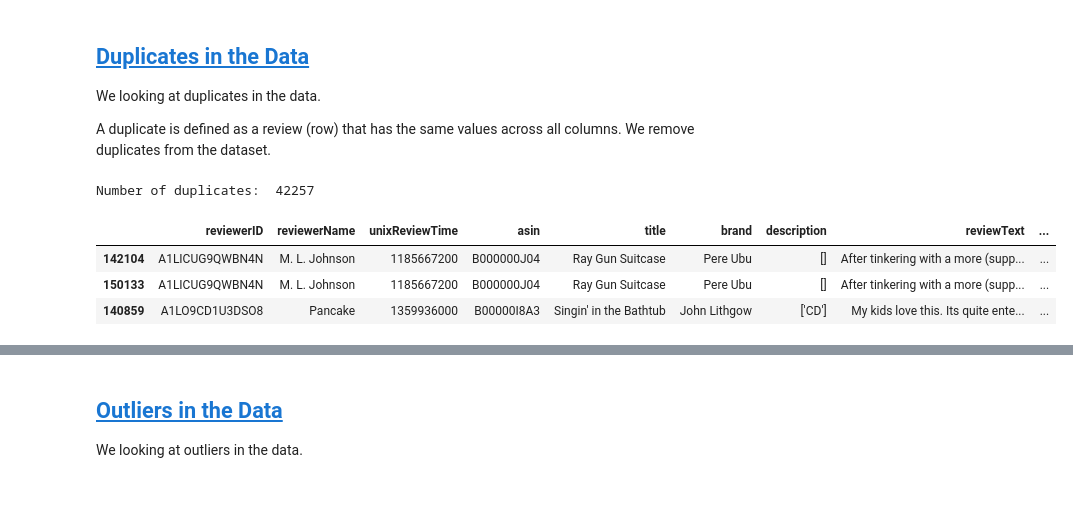
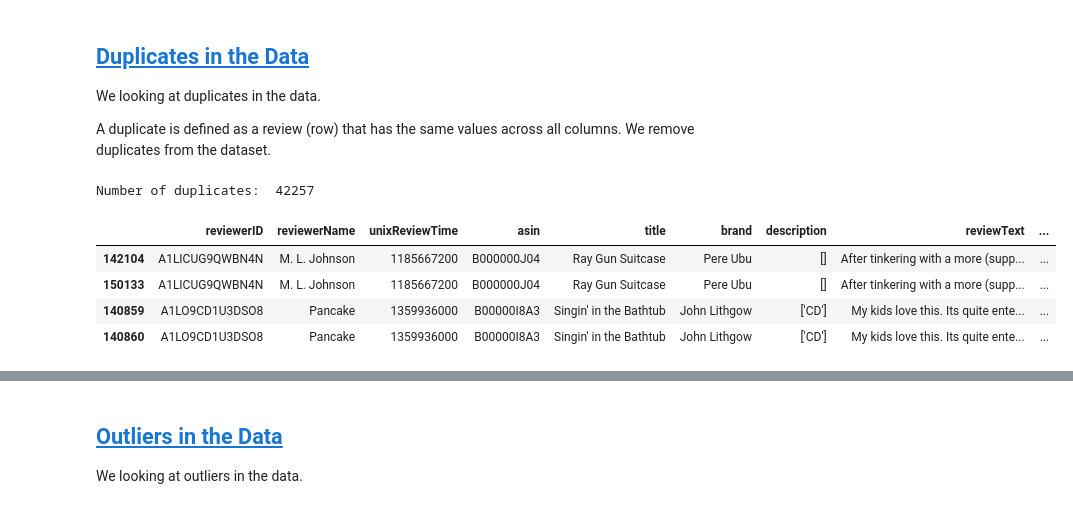
Before and after one commit to pavsingh7/Masters-Dissertation, a Jupyter notebook: Code/data_clean.ipynb, the cells around one changed output, grey strips where cells are left out. Cells and saved outputs as stored; diff of their text form; code cells hidden in the pictures.

```diff
--- a/Code/data_clean.ipynb
+++ b/Code/data_clean.ipynb
@@ -244,15 +240,16 @@ A duplicate is defined as a review (row) that has the same values across all col
 # %%
 # see if any duplicates
 print("Number of duplicates: ", amz_rev.duplicated().sum())
 
 # see duplicates
-amz_rev[amz_rev.duplicated(keep=False)].sort_values(by=['asin']).head(3)
+amz_rev[amz_rev.duplicated(keep=False)].sort_values(by=['asin']).head(4)
 # %% [output]
 Number of duplicates:  42257
 |  | reviewerID | reviewerName | unixReviewTime | asin | title | brand | description | reviewText | ... |
 | 142104 | A1LICUG9QWBN4N | M. L. Johnson | 1185667200 | B000000J04 | Ray Gun Suitcase | Pere Ubu | [] | After tinkering with a more (supp... | ... |
 | 150133 | A1LICUG9QWBN4N | M. L. Johnson | 1185667200 | B000000J04 | Ray Gun Suitcase | Pere Ubu | [] | After tinkering with a more (supp... | ... |
 | 140859 | A1LO9CD1U3DSO8 | Pancake | 1359936000 | B00000I8A3 | Singin' in the Bathtub | John Lithgow | ['CD'] | My kids love this. Its quite ente... | ... |
+| 140860 | A1LO9CD1U3DSO8 | Pancake | 1359936000 | B00000I8A3 | Singin' in the Bathtub | John Lithgow | ['CD'] | My kids love this. Its quite ente... | ... |
 # %%
 # remove duplicates
 amz_rev.drop_duplicates(inplace=True)
```
Also changed, not shown: parts of 22 cells of this notebook, 1 other file.
